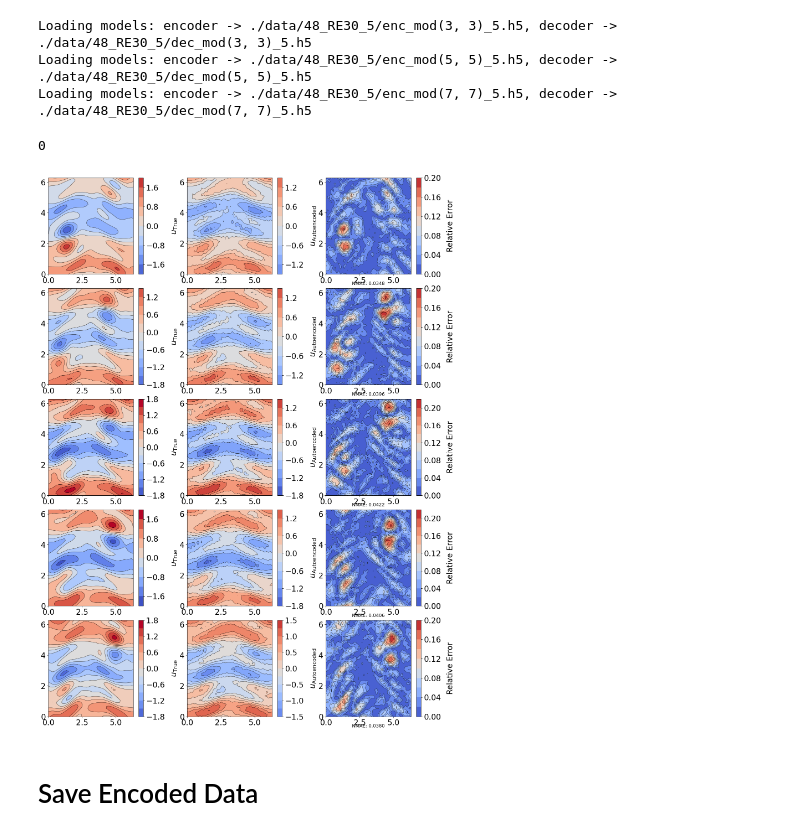
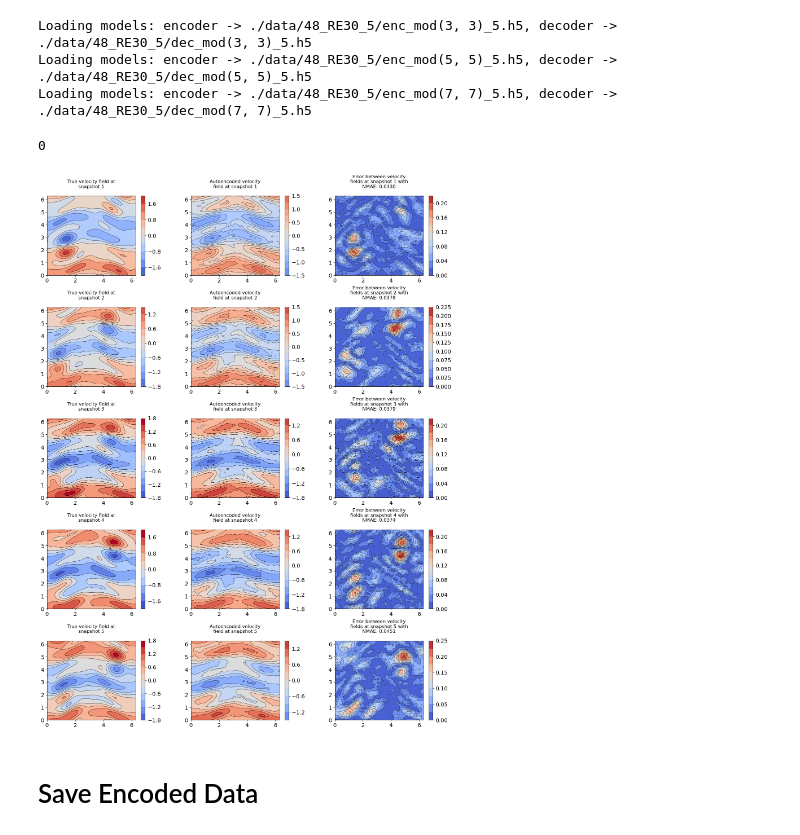
Before and after one commit to huciupaul/Capstone-AI-Group-2, a Jupyter notebook: autoencoder_tutorial.ipynb, the cells around one changed output. Cells and saved outputs as stored; diff of their text form; code cells hidden in the pictures.

Commit message:
Made the plotting more pretty

```diff
--- a/autoencoder_tutorial.ipynb
+++ b/autoencoder_tutorial.ipynb
@@ -520,73 +520,78 @@ Loading models: encoder -> ./data/48_RE30_5/enc_mod(3, 3)_5.h5, decoder -> ./dat
 Loading models: encoder -> ./data/48_RE30_5/enc_mod(5, 5)_5.h5, decoder -> ./data/48_RE30_5/dec_mod(5, 5)_5.h5
 Loading models: encoder -> ./data/48_RE30_5/enc_mod(7, 7)_5.h5, decoder -> ./data/48_RE30_5/dec_mod(7, 7)_5.h5
 # %%
+import textwrap
+
 # grid
-X       = np.linspace(0,2*np.pi,N_x)
-Y       = np.linspace(0,2*np.pi,N_y)
-XX      = np.meshgrid(X, Y, indexing='ij')
+X = np.linspace(0, 2 * np.pi, N_x)
+Y = np.linspace(0, 2 * np.pi, N_y)
+XX = np.meshgrid(X, Y, indexing='ij')
 
 # plot n snapshots and their reconstruction in the test set.
 n_snapshots = 5
-plt.rcParams["figure.figsize"] = (15,4*n_snapshots)
-plt.rcParams["font.size"] = 20
-fig, ax = plt.subplots(n_snapshots,3)
+plt.rcParams["figure.figsize"] = (15, 4 * n_snapshots)
+plt.rcParams["font.size"] = 14
+fig, ax = plt.subplots(n_snapshots, 3)
 
 # start after validation set
-start = 0 #b_size*n_batches*downsample + b_size*val_batches*downsample
+start = 0 # b_size * n_batches * downsample + b_size * val_batches * downsample
 print(start)
 
+# Function to wrap text
+def wrap_text(text, width=25):
+    return "\n".join(textwrap.wrap(text, width))
+
 for i in range(n_snapshots):
-
     # testing data
     skips = 50
-    u = U[start+500+i*skips:start+501+i*skips].copy()
+    u = U[start + 500 + i * skips:start + 501 + i * skips].copy()
     vmax = u.max()
     vmin = u.min()
 
     # truth
-    plt.subplot(n_snapshots,3,i*3+1)
-
-    CS0    = plt.contourf(XX[0], XX[1],u[0,:,:,0],
-                          levels=10,cmap='coolwarm',vmin=vmin, vmax=vmax)
-    cbar   = plt.colorbar()
-    cbar.set_label('$u_{\mathrm{True}}$',labelpad=15)
-    CS     = plt.contour(XX[0], XX[1],u[0,:,:,0],
-                         levels=10,colors='black',linewidths=.5, linestyles='solid',
-                         vmin=vmin, vmax=vmax)
+    ax_truth = plt.subplot(n_snapshots, 3, i * 3 + 1)
+    CS0 = ax_truth.contourf(XX[0], XX[1], u[0, :, :, 0],
+                            levels=10, cmap='coolwarm', vmin=vmin, vmax=vmax)
+    cbar = plt.colorbar(CS0, ax=ax_truth)
+    CS = ax_truth.contour(XX[0], XX[1], u[0, :, :, 0],
+                          levels=10, colors='black', linewidths=.5, linestyles='solid',
+                          vmin=vmin, vmax=vmax)
+    title = wrap_text(f'True velocity field at snapshot {i+1}')
+    ax_truth.set_title(title, pad=20, fontsize=12)
 
     # autoencoded
-    plt.subplot(n_snapshots,3,i*3+2)
-
-    u_dec  = model(u,a,b)[1][0].numpy()
-    CS     = plt.contourf(XX[0],XX[1],u_dec[:,:,0],
-                        levels=10,cmap='coolwarm',vmin=vmin, vmax=vmax)
-    cbar   = plt.colorbar()
-    cbar.set_label('$u_{\mathrm{Autoencoded}}$',labelpad=15)
-    CS     = plt.contour(XX[0], XX[1],u_dec[:,:,0],
-                         levels=10,colors='black',linewidths=.5, linestyles='solid',
+    ax_auto = plt.subplot(n_snapshots, 3, i * 3 + 2)
+    u_dec = model(u, a, b)[1][0].numpy()
+    CS = ax_auto.contourf(XX[0], XX[1], u_dec[:, :, 0],
+                          levels=10, cmap='coolwarm', vmin=vmin, vmax=vmax)
+    cbar = plt.colorbar(CS, ax=ax_auto)
+    CS = ax_auto.contour(XX[0], XX[1], u_dec[:, :, 0],
+                         levels=10, colors='black', linewidths=.5, linestyles='solid',
                          vmin=vmin, vmax=vmax)
+    title = wrap_text(f'Autoencoded velocity field at snapshot {i+1}')
+    ax_auto.set_title(title, pad=20, fontsize=12)
 
     # error
-    plt.subplot(n_snapshots,3,i*3+3)
+    ax_err = plt.subplot(n_snapshots, 3, i * 3 + 3)
+    u_err = np.abs(u_dec - u[0]) / (vmax - vmin)
+    nmae = u_err[:, :, 0].mean()
 
-    u_err  = np.abs(u_dec-u[0])/(vmax-vmin)
-    nmae = u_err[:,:,0].mean()
+    CS = ax_err.contourf(XX[0], XX[1], u_err[:, :, 0], levels=10, cmap='coolwarm')
+    cbar = plt.colorbar(CS, ax=ax_err)
+    CS = ax_err.contour(XX[0], XX[1], u_err[:, :, 0], levels=10, colors='black', linewidths=.5,
+                        linestyles='solid')
+    title = wrap_text(f'Error between velocity fields at snapshot {i+1} with NMAE: {nmae:.4f}')
+    ax_err.set_title(title, pad=20, fontsize=12)
 
-    CS     = plt.contourf(XX[0], XX[1],u_err[:,:,0],levels=10,cmap='coolwarm')
-    cbar   = plt.colorbar()
-    cbar.set_label('Relative Error',labelpad=15)
-    CS     = plt.contour(XX[0], XX[1],u_err[:,:,0],levels=10,colors='black',linewidths=.5,
-                         linestyles='solid')
+# Adjust spacing between plots
+fig.tight_layout(pad=1.0)  # Increase the padding between subplots
+plt.subplots_adjust(wspace=0.3, hspace=0.4)  # Add extra spacing between rows and columns
 
-    # Add NMAE text below the error image
-    plt.text(0.5, -0.1, f'NMAE: {nmae:.4f}', ha='center', va='center', transform=plt.gca().transAxes, fontsize=12)
-
-fig.tight_layout(pad=0.1)
-plt.savefig(path+'/Autoencoder_error.pdf')
+plt.savefig(path + '/Autoencoder_error.pdf')
 plt.show()
 # %% [output]
 0
-[figure, old version]
+[figure, new version]
 # %% [markdown]
 # Save Encoded Data
 # %%
```
Also changed, not shown: parts of 4 cells of this notebook.
